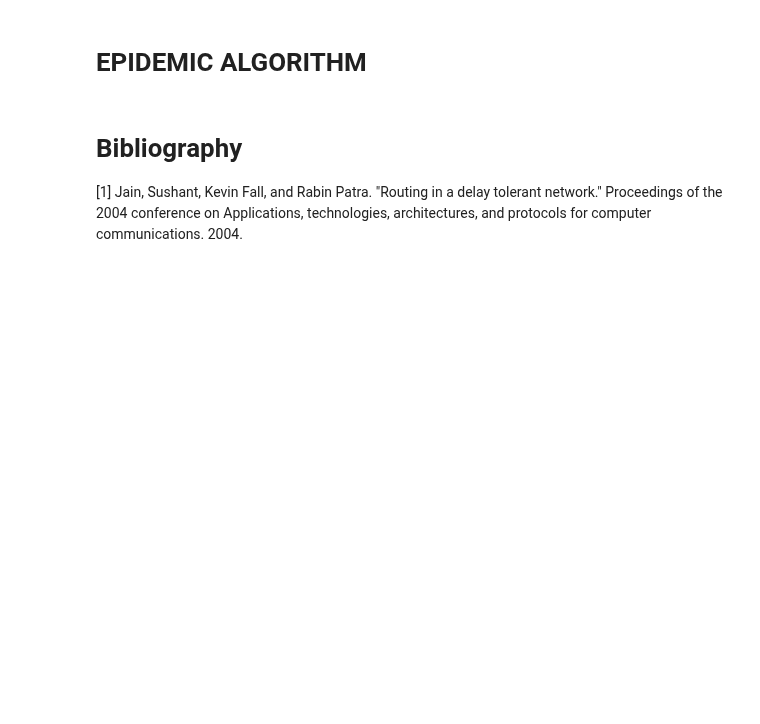
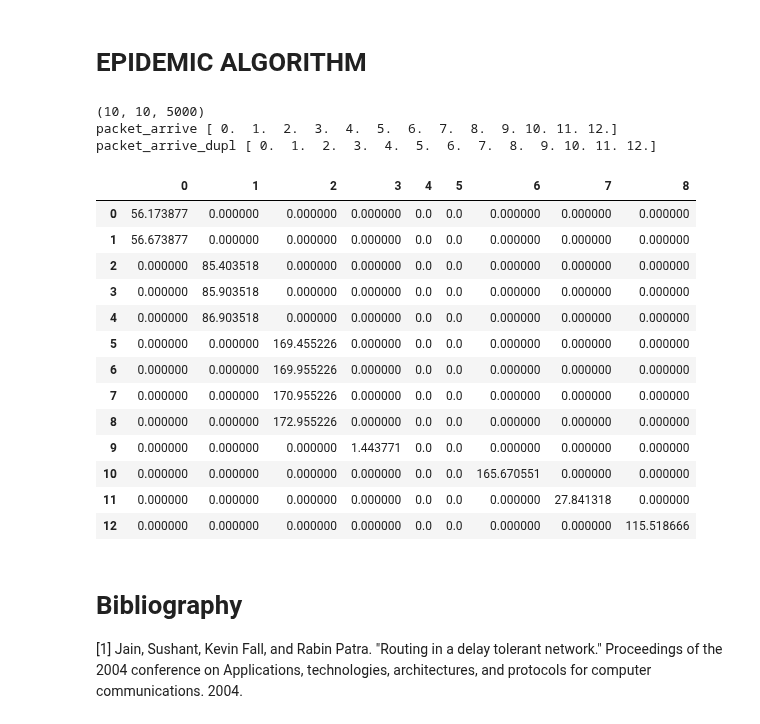
Before and after one commit to PhysicsOfData/LCP_projects_Y2, a Jupyter notebook: Project.ipynb, the cells around one changed output. Drawn from its saved outputs; the diff is of its cells as text; code cells hidden in the pictures; blank space fills up the shorter version.

```diff
--- a/Project.ipynb
+++ b/Project.ipynb
@@ -719,8 +719,8 @@ import pandas as pd
 #               from which node the packet is send to earth.
 #propagation_time = matrix that collects the propagation time between nodes when the connection is up
 
-B = disable_links(A,100,mode="light")
-n_node_tot = B.shape[0]
+#B = disable_links(A,100,mode="light")
+n_node_tot = At.shape[0]
 n_packet_tot = 13
 n_packet = np.array([[],[0,1],[2,3,4],[5,6,7,8],[9],[],[],[10],[11],[12]])
 packet_trace = np.array([[],[0,1],[2,3,4],[5,6,7,8],[9],[],[],[10],[11],[12]])
@@ -731,14 +731,16 @@ vulnerable_time = np.zeros((10,2))
 slot_time = 10
 packet_time = np.zeros((n_packet_tot, n_node_tot-1))
 propagation_time = np.zeros((10,10))
+print(At.shape)
 
 #update propagation_time using the adjacent matrix
 def propagation():
-    for t in range(100):
-        for i in range(10):
-            for j in range(10):
-                if B[i][j][t] != np.inf:
-                    propagation_time[i][j] = B[i][j][t]
+    for t in range(At.shape[2]):
+        for i in range(n_node_tot):
+            for j in range(n_node_tot):
+                if At[i][j][t] != np.inf:
+                    propagation_time[i][j] = At[i][j][t]
+
 
 
 
@@ -748,7 +750,7 @@ def propagation():
 #reciver = node that recives packets
 def check_link(sender,reciver,t):
     cell = int(t / slot_time)
-    if B[sender][reciver][cell] != np.inf:
+    if At[sender][reciver][cell] != np.inf:
         return True
     else:
         return False
@@ -763,13 +765,13 @@ def is_arrive(sender,reciver,t):
     propagation_t = propagation_time[sender][reciver]
     total_time = trasmission_time + propagation_t + t
 
-    if total_time > B.shape[2]*slot_time:
+    if total_time > At.shape[2]*slot_time:
         raise Exception('I want more information about the next interval time')
 
     initial_cell = int(t / slot_time)
     final_cell = int(math.ceil(total_time) / slot_time)
     for i in range(initial_cell, final_cell):
-        if B[sender][reciver][i] == np.inf:
+        if At[sender][reciver][i] == np.inf:
             return False
     return True
 
@@ -849,33 +851,84 @@ def add_packet(x):
 
 
 
 #send the packets to earth if the link is up and update n_packet
 # x = sender node in adjacent matrix
 def arrive_to_earth(x):
     global n_packet
     global packet_arrive_dupl
     global packet_arrive
     global n_packet_arrive
     copy = np.copy(n_packet[x])
     time = t
     var = 1
     for a in copy:
         if is_collision(x,0,time) == False:
             set_vulnerable_time(x,0,time)
 
             if is_arrive(x,0,time) == True:
                 y = n_packet.tolist()
                 y[x].remove(a)
                 n_packet = np.array(y)
 
 
                 packet_arrive_dupl = np.append(packet_arrive_dupl,int(a))
                 packet_time[a][x-1] = packet_time[a][x-1] + var*trasmission_time + propagation_time[x][0]
                 time = time + trasmission_time
                 var += var
 
                 if (a in packet_arrive) == False:
                     packet_arrive = np.append(packet_arrive,a)
+
+#set propagation_time
+propagation()
+
+
+#start time
+for t in np.arange(0,At.shape[2]*slot_time,0.5):
+    for i in range(1,10):
+        #print('tempo che scorre',t)
+        if (np.array(n_packet[i])).size != 0:
+            if t != 0:
+                for p in n_packet[i]:
+                    if (packet_time[p][i-1] <= t) == True:
+                        packet_time[p][i-1] = packet_time[p][i-1] + 0.5
+
+            # if the link to erath is down
+            if check_link(i,0,t) == False:
+                if ( (t >= vulnerable_time[i][1]) == True):
+                    add_packet(i)
+
+            else:
+
+                if ((t >= vulnerable_time[i][1]) == True):
+                    arrive_to_earth(i)
+
+    if n_packet.size == 0:
+        break
+
+
+print('packet_arrive', packet_arrive)
+print('packet_arrive_dupl', packet_arrive_dupl)
+data = pd.DataFrame(packet_time)
+data
+# %% [output]
+(10, 10, 5000)
+packet_arrive [ 0.  1.  2.  3.  4.  5.  6.  7.  8.  9. 10. 11. 12.]
+packet_arrive_dupl [ 0.  1.  2.  3.  4.  5.  6.  7.  8.  9. 10. 11. 12.]
+|  | 0 | 1 | 2 | 3 | 4 | 5 | 6 | 7 | 8 |
+| 0 | 56.173877 | 0.000000 | 0.000000 | 0.000000 | 0.0 | 0.0 | 0.000000 | 0.000000 | 0.000000 |
+| 1 | 56.673877 | 0.000000 | 0.000000 | 0.000000 | 0.0 | 0.0 | 0.000000 | 0.000000 | 0.000000 |
+| 2 | 0.000000 | 85.403518 | 0.000000 | 0.000000 | 0.0 | 0.0 | 0.000000 | 0.000000 | 0.000000 |
+| 3 | 0.000000 | 85.903518 | 0.000000 | 0.000000 | 0.0 | 0.0 | 0.000000 | 0.000000 | 0.000000 |
+| 4 | 0.000000 | 86.903518 | 0.000000 | 0.000000 | 0.0 | 0.0 | 0.000000 | 0.000000 | 0.000000 |
+| 5 | 0.000000 | 0.000000 | 169.455226 | 0.000000 | 0.0 | 0.0 | 0.000000 | 0.000000 | 0.000000 |
+| 6 | 0.000000 | 0.000000 | 169.955226 | 0.000000 | 0.0 | 0.0 | 0.000000 | 0.000000 | 0.000000 |
+| 7 | 0.000000 | 0.000000 | 170.955226 | 0.000000 | 0.0 | 0.0 | 0.000000 | 0.000000 | 0.000000 |
+| 8 | 0.000000 | 0.000000 | 172.955226 | 0.000000 | 0.0 | 0.0 | 0.000000 | 0.000000 | 0.000000 |
+| 9 | 0.000000 | 0.000000 | 0.000000 | 1.443771 | 0.0 | 0.0 | 0.000000 | 0.000000 | 0.000000 |
+| 10 | 0.000000 | 0.000000 | 0.000000 | 0.000000 | 0.0 | 0.0 | 165.670551 | 0.000000 | 0.000000 |
+| 11 | 0.000000 | 0.000000 | 0.000000 | 0.000000 | 0.0 | 0.0 | 0.000000 | 27.841318 | 0.000000 |
+| 12 | 0.000000 | 0.000000 | 0.000000 | 0.000000 | 0.0 | 0.0 | 0.000000 | 0.000000 | 115.518666 |
 # %% [markdown]
 # Bibliography
 
```
